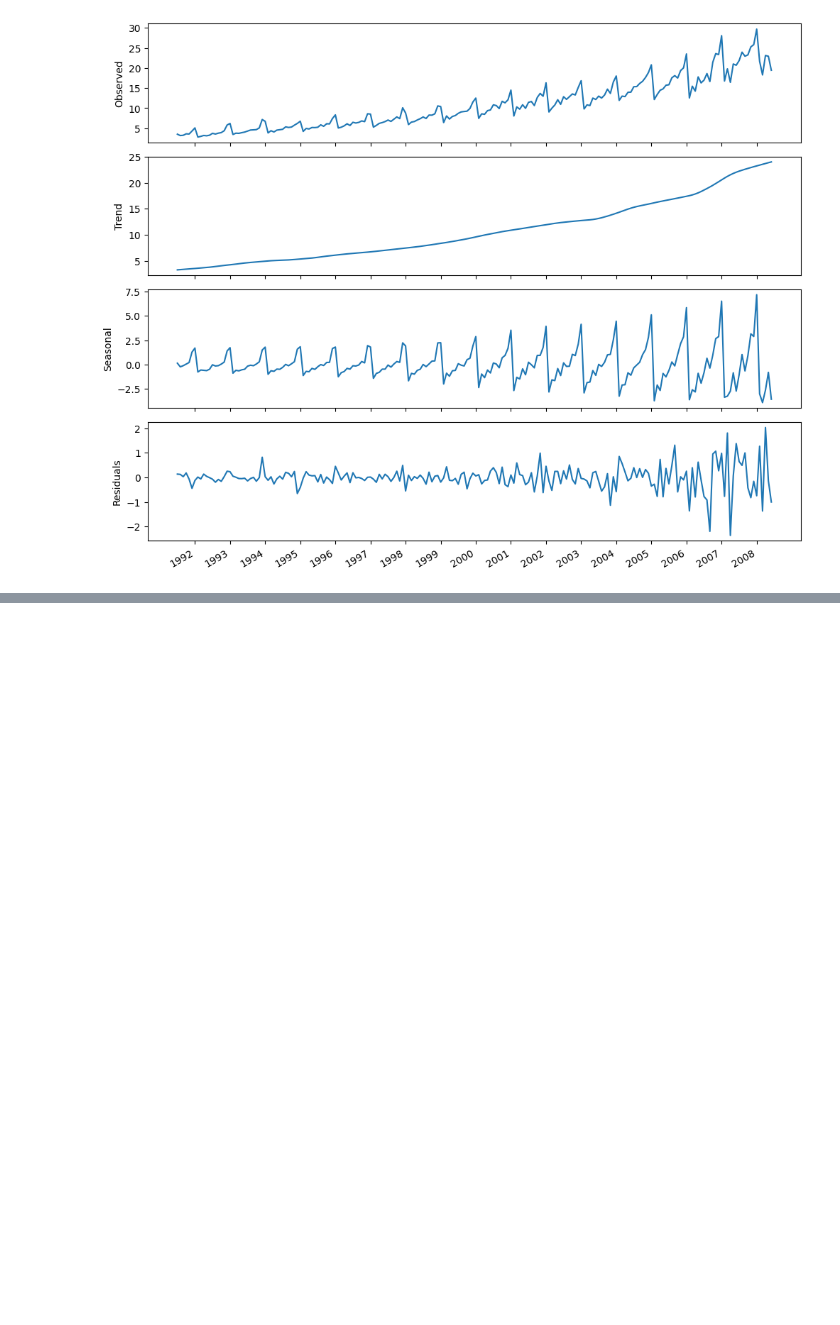
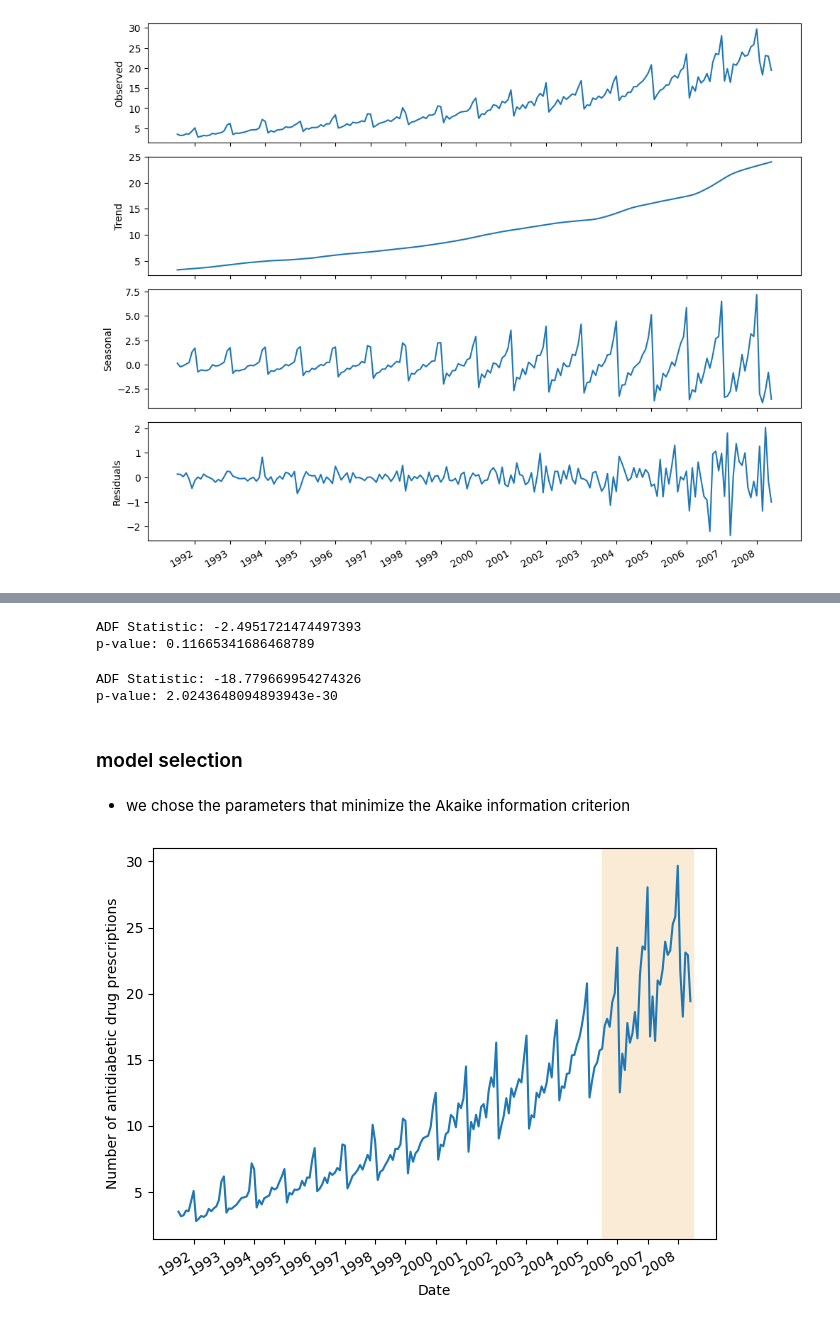
Before and after one commit to Danlof/Timeseries_prescriptions, a Jupyter notebook: drugs.ipynb, the cells around one changed output, grey strips where cells are left out. Drawn from its saved outputs; the diff is of its cells as text; code cells hidden in the pictures; blank space fills up the shorter version.

```diff
--- a/drugs.ipynb
+++ b/drugs.ipynb
@@ -77,0 +95,22 @@ plt.tight_layout()
+# %%
+# difference 1st order
+y_diff = np.diff(df.y,n=1)
+ad_fuller_result=adfuller(y_diff)
+print(f'ADF Statistic: {ad_fuller_result[0]}')
+print(f'p-value: {ad_fuller_result[1]}')
+# %% [output]
+ADF Statistic: -2.4951721474497393
+p-value: 0.11665341686468789
+# %%
+# differencing 1st order with n=12
+y_diff_seasonal = np.diff(df.y,n=12)
+ad_fuller_result=adfuller(y_diff_seasonal)
+print(f'ADF Statistic: {ad_fuller_result[0]}')
+print(f'p-value: {ad_fuller_result[1]}')
+# %% [output]
+ADF Statistic: -18.779669954274326
+p-value: 2.0243648094893943e-30
+# %% [markdown]
+### model selection
+# %% [markdown]
+- we chose the parameters that minimize the Akaike information criterion
@@ -77,0 +120,19 @@ plt.tight_layout()
+# %%
+fig, ax = plt.subplots()
+
+ax.plot(df.y)
+ax.set_xlabel("Date")
+ax.set_ylabel("Number of antidiabetic drug prescriptions")
+
+# highlight the last 3 year(36months ) test set for rolling predictions.
+ax.axvspan(168,204, color="antiquewhite",alpha=1)
+# rearranging the dates to look good
+
+plt.xticks(np.arange(6,204,12),np.arange(1992,2009,1))
+
+# clarity of dates
+fig.autofmt_xdate()
+
+plt.tight_layout()
+# %% [output]
+[figure, added]
```
Also changed, not shown: parts of 12 cells of this notebook.
